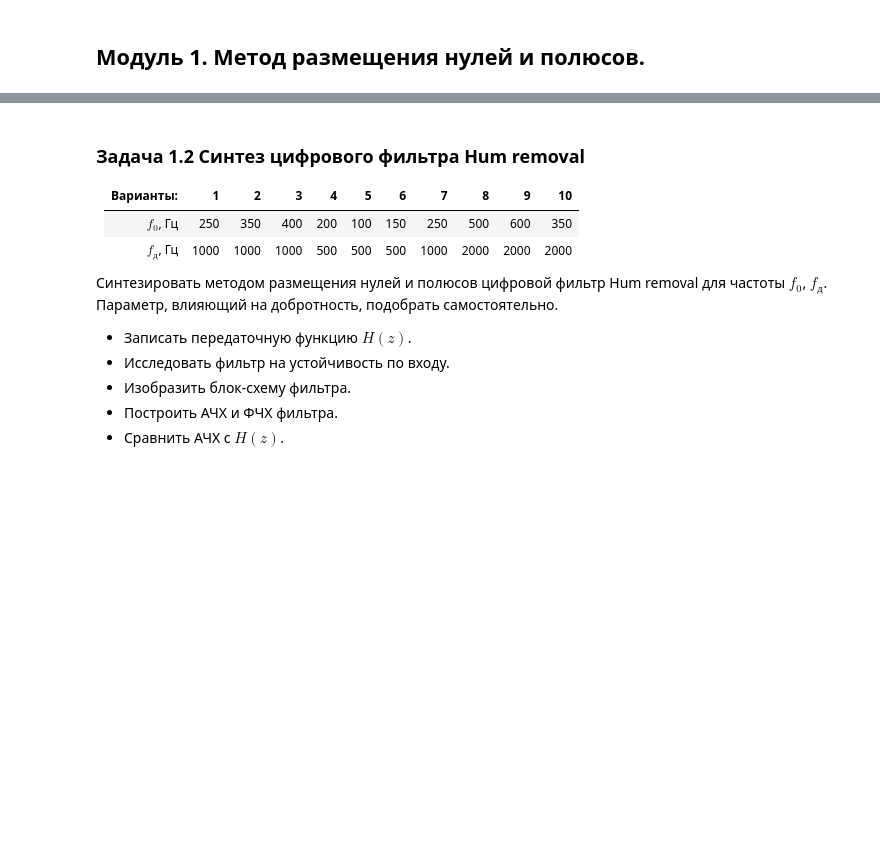
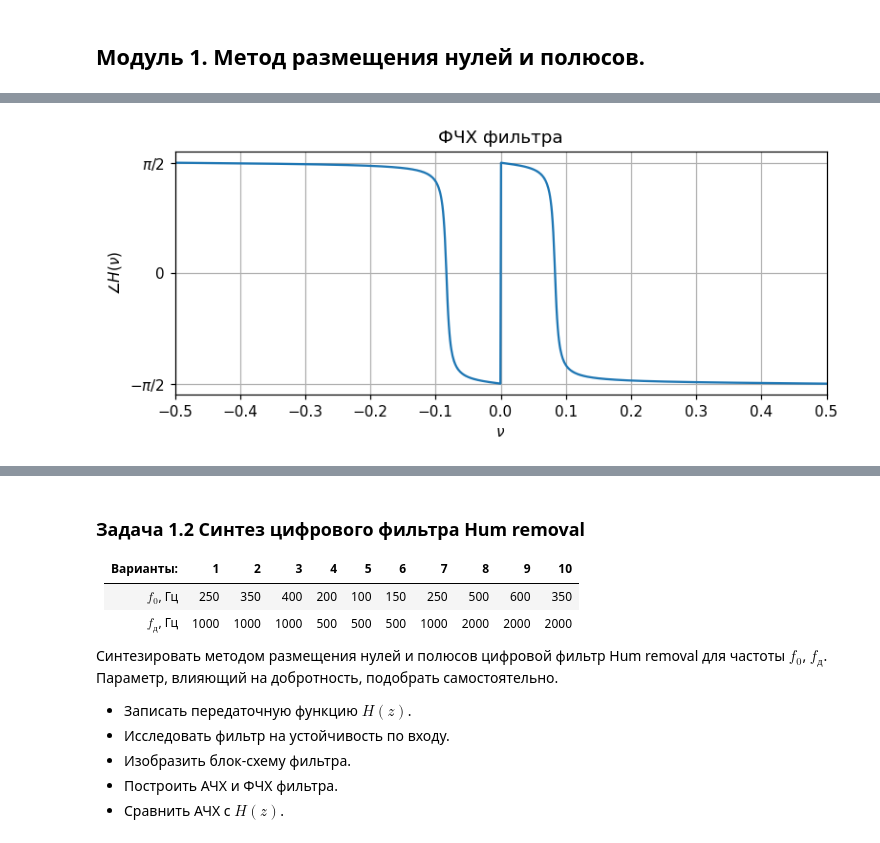
Before and after one commit to derzhavin3016/DSP-labs, a Jupyter notebook: lab3/dsp_lab3.ipynb, the cells around one changed output, grey strips where cells are left out. Saved outputs shown, nothing was run; the diff lists cells and outputs as text; code cells hidden in the pictures; blank space fills up the shorter version.

```diff
--- a/lab3/dsp_lab3.ipynb
+++ b/lab3/dsp_lab3.ipynb
@@ -19,3 +23,32 @@
 * Изобразить блок-схему фильтра.
 * Построить АЧХ и ФЧХ фильтра.
 * Сравнить АЧХ с $H(z)$.
+# %%
+theta_0 = np.pi / 6
+f_0 = theta_0 / (np.pi * 2)
+
+beta, alpha = signal.iirpeak(f_0, Q=10, fs=1)
+dlti_rs = signal.dlti(beta, alpha, dt=0.1)
+w, H = signal.dfreqresp(dlti_rs, w=2 * np.pi * np.linspace(-0.5, 0.5, 1024))
+print(f"{beta = }\n{alpha = }")
+
+from IPython.display import display, Latex
+def latex_elem(elem, power, last=False) -> str:
+  res = ""
+  if elem != 0.0:
+    res = f"\\left({elem}\\right)"
+    if power != 0:
+      res += f"\\cdot z^{{{power}}}"
+    if not last:
+      res += " + "
+  return res
+
+display(Latex(f"""\
+$$
+H\\left(z\\right) =
+\\dfrac{{
+  {"".join(latex_elem(b, -i, i == 2) for i, b in enumerate(beta))}
+}}{{
+  {"".join(latex_elem(a, -i, i == 2) for i, a in enumerate(alpha))}
+}}
+$$"""))
@@ -21,0 +124,15 @@
+# %%
+theta = np.linspace(-np.pi, np.pi, 1024)
+plt.figure(figsize=[8, 3], dpi=110)
+plt.plot(theta / (2 * np.pi), np.angle(H))
+plt.xlabel("$\\nu$")
+plt.ylabel("$\\angle H(\\nu)$")
+plt.title("ФЧХ фильтра")
+plt.xlim([-0.5, 0.5])
+plt.xticks(np.linspace(-0.5, 0.5, 11))
+plt.yticks([-np.pi / 2, 0, np.pi / 2], labels=("$-\\pi/2$", "0", "$\\pi/2$"))
+
+plt.grid()
+plt.show()
+# %% [output]
+[figure, added]
```
Also changed, not shown: parts of 8 cells of this notebook.
